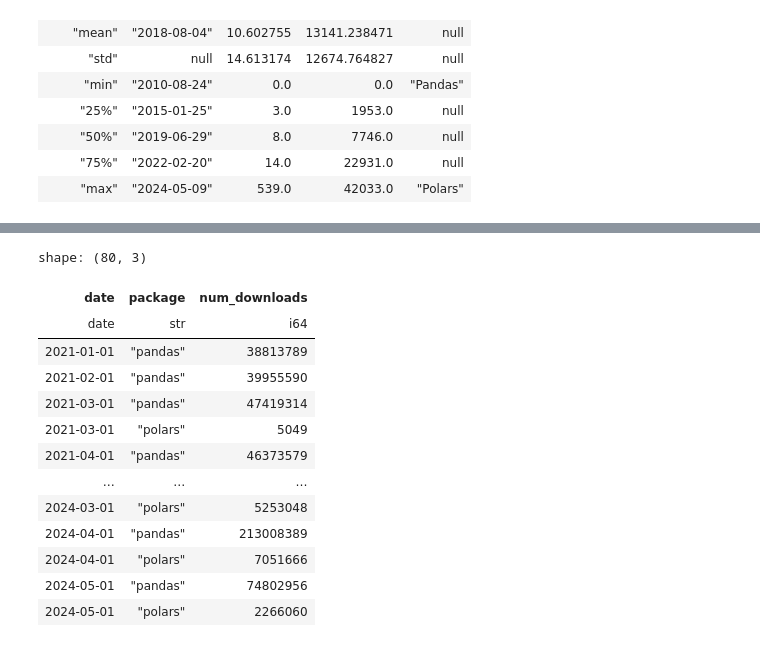
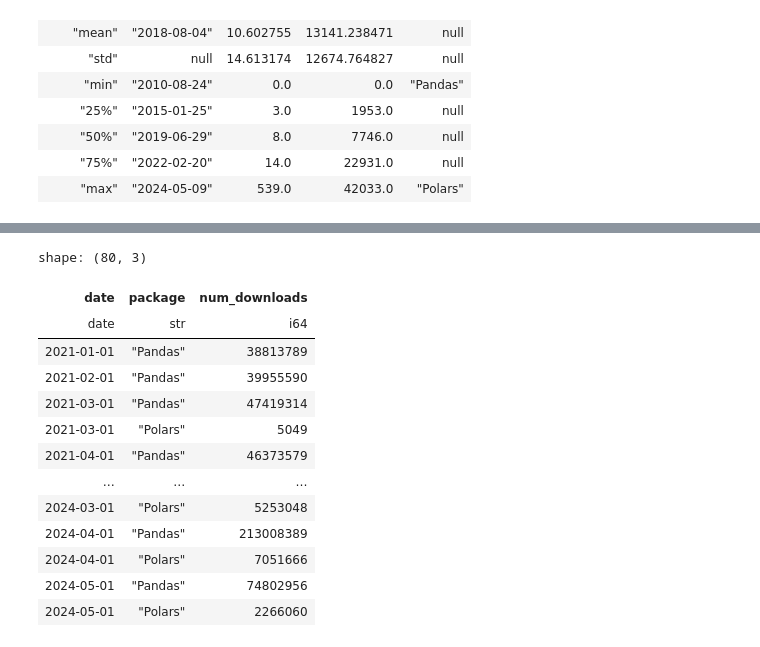
Before and after one commit to gox6/colab-demos, a Jupyter notebook: snippets/getting-github-stars-and-pypi-downloads.ipynb, the cells around one changed output, grey strips where cells are left out. Cells and saved outputs as stored; diff of their text form; code cells hidden in the pictures.

```diff
--- a/snippets/getting-github-stars-and-pypi-downloads.ipynb
+++ b/snippets/getting-github-stars-and-pypi-downloads.ipynb
@@ -153,28 +155,29 @@ fig.show()
 # %%
 from datetime import datetime
 downloads = (
     pl.read_csv("https://gist.github.com/gox6/033254f79f0b0053029515af4fb298de/raw//pypi_data_on_downloads_of_pandas_and_polars.csv")
-        .with_columns(pl.col("date").str.to_date())
+        .with_columns([pl.col("date").str.to_date(),
+                       pl.col("project").replace({"polars": "Polars", "pandas": "Pandas"})])
         .filter(pl.col("date") >= datetime(2021, 1, 1))
         .rename({"project": "package"})
         .sort(by=["date"])
 )
 downloads
 # %% [output]
 shape: (80, 3)
 | date | package | num_downloads |
 | date | str | i64 |
-| 2021-01-01 | "pandas" | 38813789 |
-| 2021-02-01 | "pandas" | 39955590 |
-| 2021-03-01 | "pandas" | 47419314 |
-| 2021-03-01 | "polars" | 5049 |
-| 2021-04-01 | "pandas" | 46373579 |
+| 2021-01-01 | "Pandas" | 38813789 |
+| 2021-02-01 | "Pandas" | 39955590 |
+| 2021-03-01 | "Pandas" | 47419314 |
+| 2021-03-01 | "Polars" | 5049 |
+| 2021-04-01 | "Pandas" | 46373579 |
 | … | … | … |
-| 2024-03-01 | "polars" | 5253048 |
-| 2024-04-01 | "pandas" | 213008389 |
-| 2024-04-01 | "polars" | 7051666 |
-| 2024-05-01 | "pandas" | 74802956 |
-| 2024-05-01 | "polars" | 2266060 |
+| 2024-03-01 | "Polars" | 5253048 |
+| 2024-04-01 | "Pandas" | 213008389 |
+| 2024-04-01 | "Polars" | 7051666 |
+| 2024-05-01 | "Pandas" | 74802956 |
+| 2024-05-01 | "Polars" | 2266060 |
 # %%
 fig = px.line(
     downloads,
```
Also changed, not shown: parts of 1 cell of this notebook, 6 other files.
